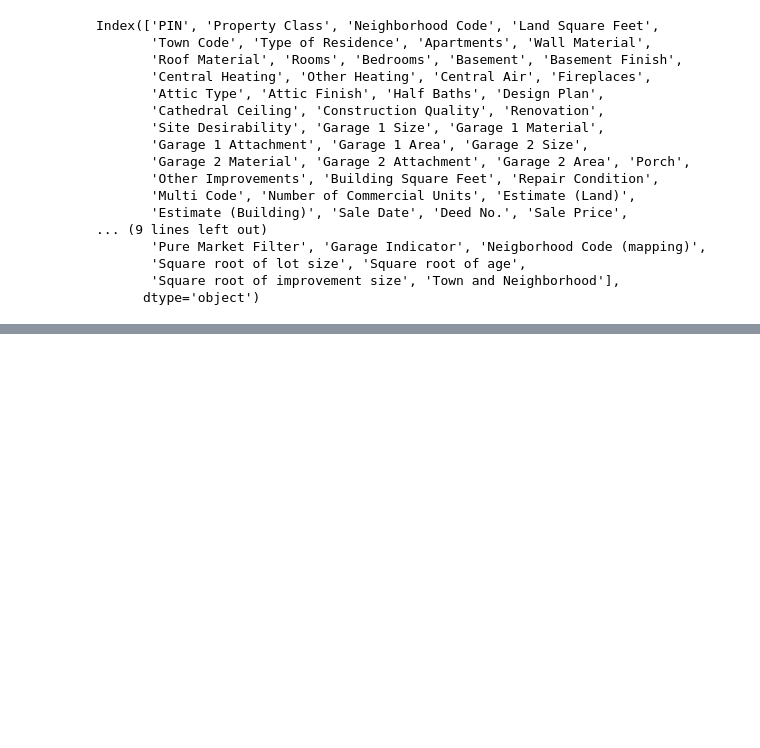
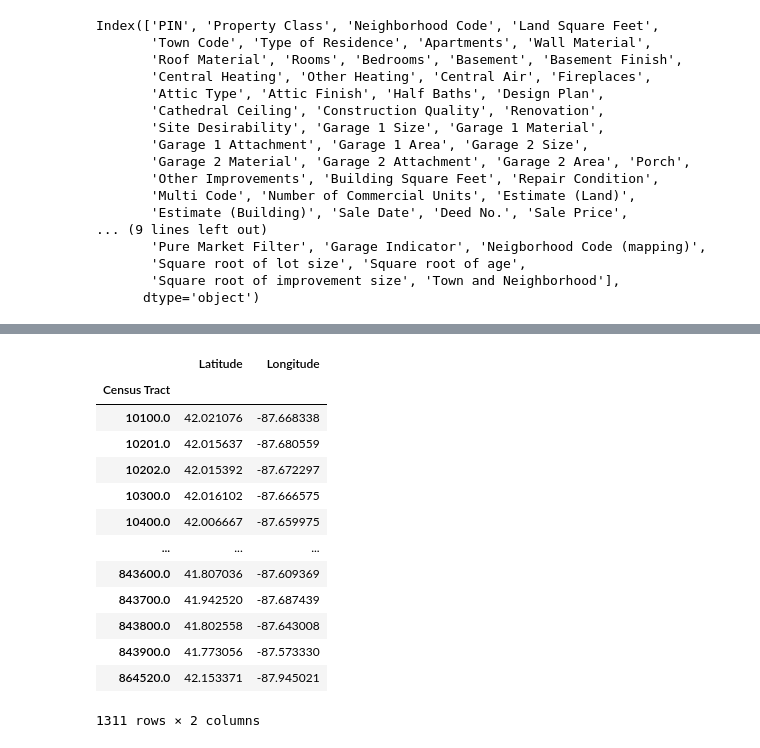
Before and after one commit to mpiraino/Chicago-Housing-Project, a Jupyter notebook: exploratory_analysis/CookCountyHousingData.ipynb, the cells around one changed output, grey strips where cells are left out. Cells and saved outputs as stored; diff of their text form; code cells hidden in the pictures; blank space fills up the shorter version.

```diff
--- a/exploratory_analysis/CookCountyHousingData.ipynb
+++ b/exploratory_analysis/CookCountyHousingData.ipynb
@@ -186,0 +213,19 @@ hood_map.get_neighborhoods(41.879617, -87.633463)
+# %%
+census_to_nb = latlon.groupby('Census Tract').mean()
+# %%
+census_to_nb
+# %% [output]
+|  | Latitude | Longitude |
+| Census Tract |  |  |
+| 10100.0 | 42.021076 | -87.668338 |
+| 10201.0 | 42.015637 | -87.680559 |
+| 10202.0 | 42.015392 | -87.672297 |
+| 10300.0 | 42.016102 | -87.666575 |
+| 10400.0 | 42.006667 | -87.659975 |
+| ... | ... | ... |
+| 843600.0 | 41.807036 | -87.609369 |
+| 843700.0 | 41.942520 | -87.687439 |
+| 843800.0 | 41.802558 | -87.643008 |
+| 843900.0 | 41.773056 | -87.573330 |
+| 864520.0 | 42.153371 | -87.945021 |
+1311 rows × 2 columns
```
Also changed, not shown: parts of 49 cells of this notebook, 1 other file.
